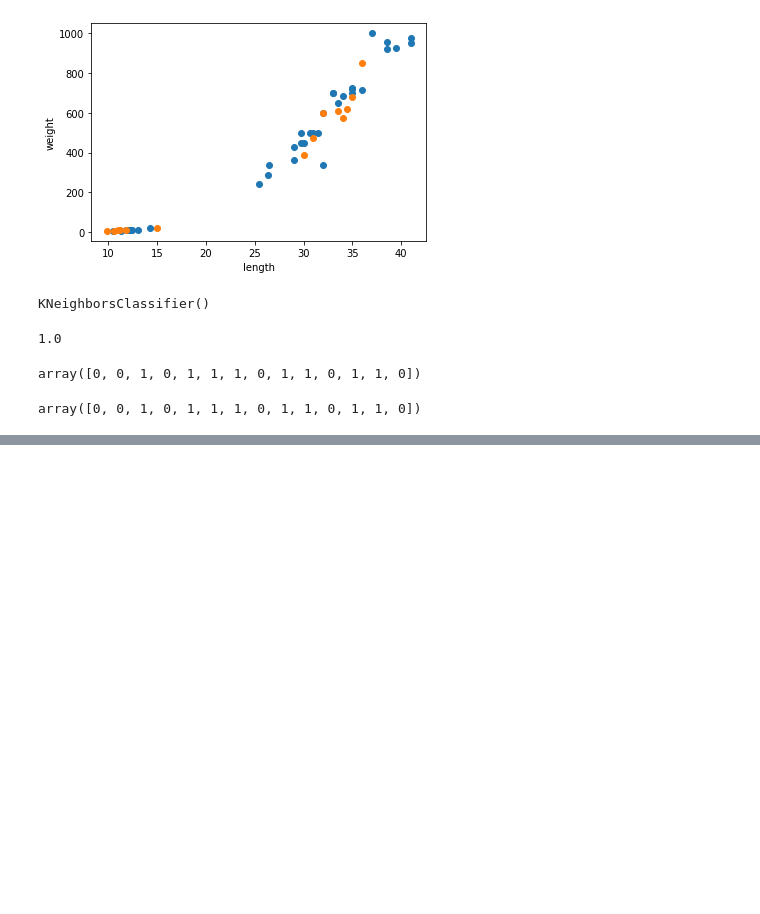
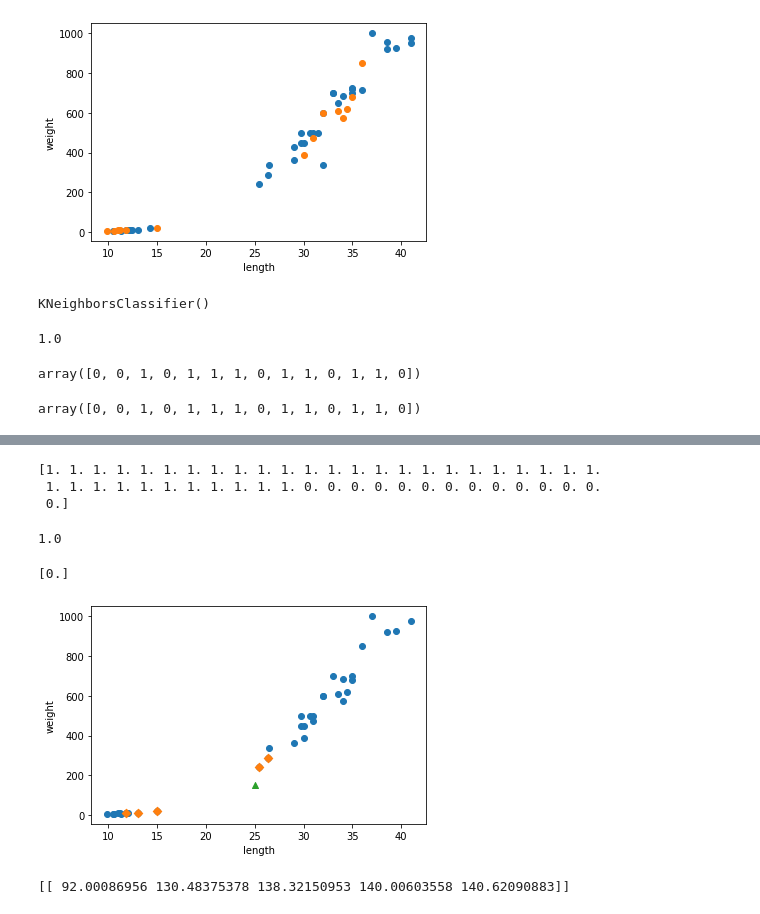
Before and after one commit to Ruinenhaft/Unknown_3, a Jupyter notebook: fish.ipynb, the cells around one changed output, grey strips where cells are left out. Drawn from its saved outputs; the diff is of its cells as text; code cells hidden in the pictures; blank space fills up the shorter version.

```diff
--- a/fish.ipynb
+++ b/fish.ipynb
@@ -231,0 +233,7 @@ array([0, 0, 1, 0, 1, 1, 1, 0, 1, 1, 0, 1, 1, 0])
+# %%
+fish_target = np.concatenate((np.ones(35), np.zeros(14)))
+print(fish_target)
+# %% [output]
+[1. 1. 1. 1. 1. 1. 1. 1. 1. 1. 1. 1. 1. 1. 1. 1. 1. 1. 1. 1. 1. 1. 1. 1.
+ 1. 1. 1. 1. 1. 1. 1. 1. 1. 1. 1. 0. 0. 0. 0. 0. 0. 0. 0. 0. 0. 0. 0. 0.
+ 0.]
@@ -231,0 +242,6 @@ array([0, 0, 1, 0, 1, 1, 1, 0, 1, 1, 0, 1, 1, 0])
+# %%
+# 2개의 배열(데이터, 타겟)를 전달했으므로 2개씩 나뉘어 총 4개의 배열이 반환된다.
+# X_train, X_test,// y_train, y_test
+# 처음 2개는 입력 데이터, 나머지 2개는 타겟 데이터.
+# 기본적으로 25%를 테스트 세트로 떼어낸다.
+X_train, X_test, y_train, y_test = train_test_split(fish_data, fish_target, random_state=42)
@@ -231,0 +250,28 @@ array([0, 0, 1, 0, 1, 1, 1, 0, 1, 1, 0, 1, 1, 0])
+# %%
+from sklearn.neighbors import KNeighborsClassifier
+kn = KNeighborsClassifier()
+kn.fit(X_train, y_train)
+kn.score(X_test, y_test)
+# %% [output]
+1.0
+# %%
+print(kn.predict([[25, 150]]))
+# %% [output]
+[0.]
+# %%
+distances, indexes = kn.kneighbors([[25, 150]])
+# 테스트용 물고기에 대한 거리와 좌표 추출
+# %%
+import matplotlib.pyplot as plt
+plt.scatter(X_train[:,0], X_train[:,1])
+plt.scatter(X_train[indexes, 0], X_train[indexes, 1], marker = 'D')
+plt.scatter(25, 150, marker='^')
+plt.xlabel('length')
+plt.ylabel('weight')
+plt.show()
+# %% [output]
+[figure, added]
+# %%
+print(distances)
+# %% [output]
+[[ 92.00086956 130.48375378 138.32150953 140.00603558 140.62090883]]
```
Also changed, not shown: parts of 17 cells of this notebook.
